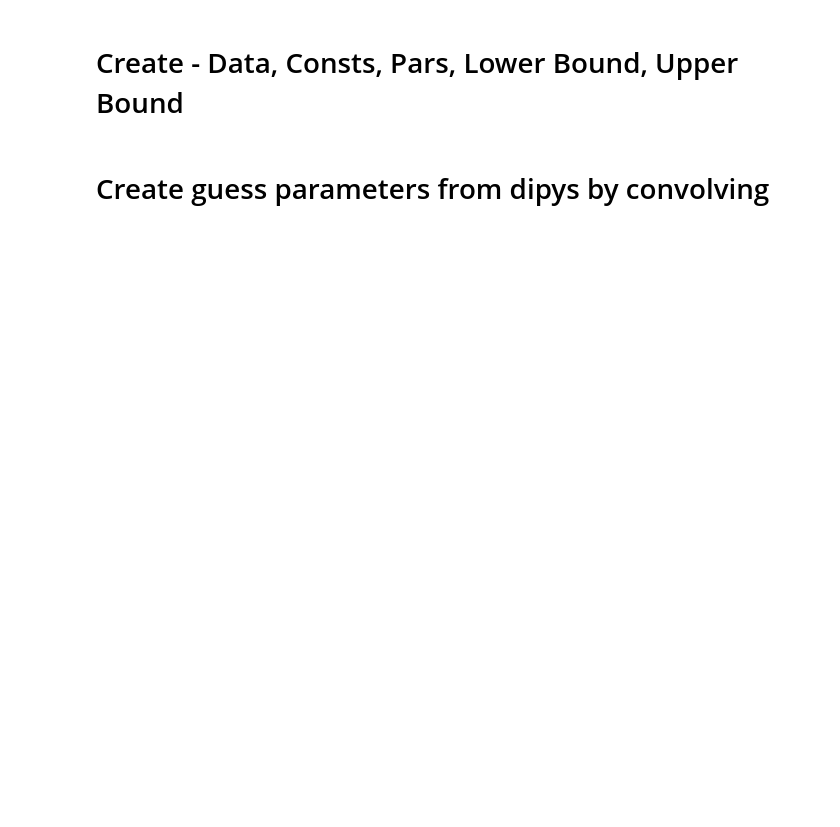
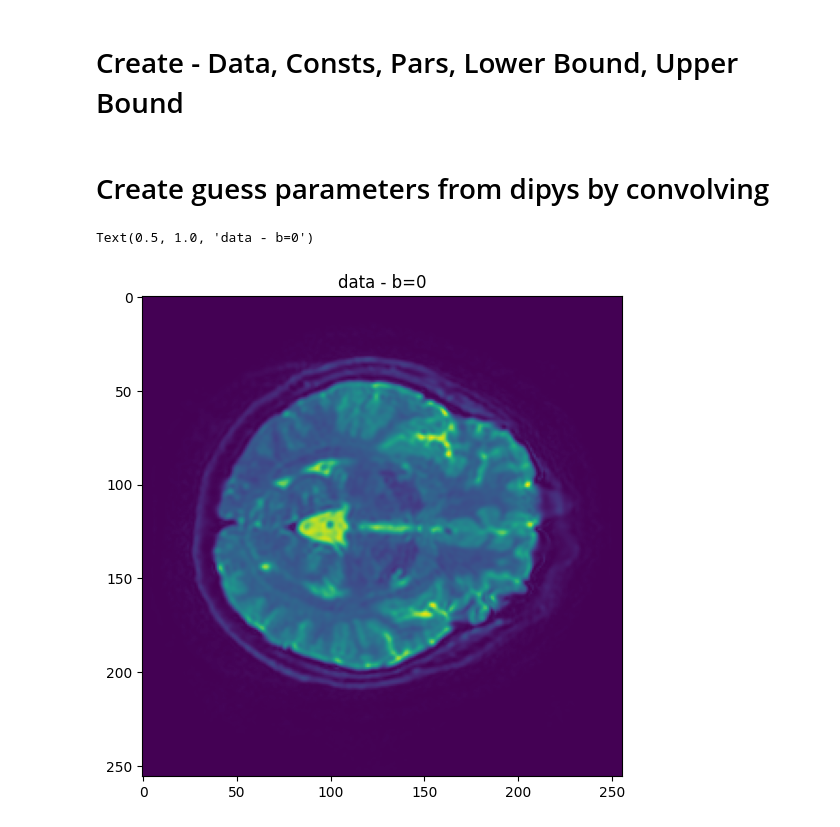
Before and after one commit to turbotage/pycompute, a Jupyter notebook: test_optimize.ipynb, the cells around one changed output. Saved outputs shown, nothing was run; the diff lists cells and outputs as text; code cells hidden in the pictures; blank space fills up the shorter version.

```diff
--- a/test_optimize.ipynb
+++ b/test_optimize.ipynb
@@ -27,9 +30,10 @@ gtab = gradient_table(bvals, bvecs, b0_threshold=0)
 data_shape = data.shape
 nvoxels = data_shape[0]*data_shape[1]*data_shape[2]
 ndata = data_shape[3]
+Nelem = nvoxels*ndata
 
-data = np.float32(data.reshape(1, data.size))
-consts = np.float32(np.reshape(np.tile(bvals, nvoxels), (1,nvoxels*len(bvals))))
+data_flat = np.float32(data.reshape(1, Nelem))
+consts = np.float32(np.reshape(np.tile(bvals, nvoxels), (1,Nelem)))
 
 redo_pars_t = False
 if redo_pars_t:
@@ -55,5 +59,13 @@ upper_bound = np.float32(np.ascontiguousarray(
                     np.array([np.finfo(np.float32).max / 2, 1.0, 1.0, 1.0]), (data.shape[1],1)).transpose()))
 # %% [markdown]
 # Create guess parameters from dipys by convolving
+# %%
+fig1 = plt.figure()
+ax1 = fig1.add_axes([0,0,1,1])
+ax1.imshow(np.reshape(data, data_shape)[:,:,25,0])
+ax1.set_title('data - b=0')
+# %% [output]
+Text(0.5, 1.0, 'data - b=0')
+[figure, added]
 # %%
 
```
Also changed, not shown: parts of 8 cells of this notebook, 9 other files.
